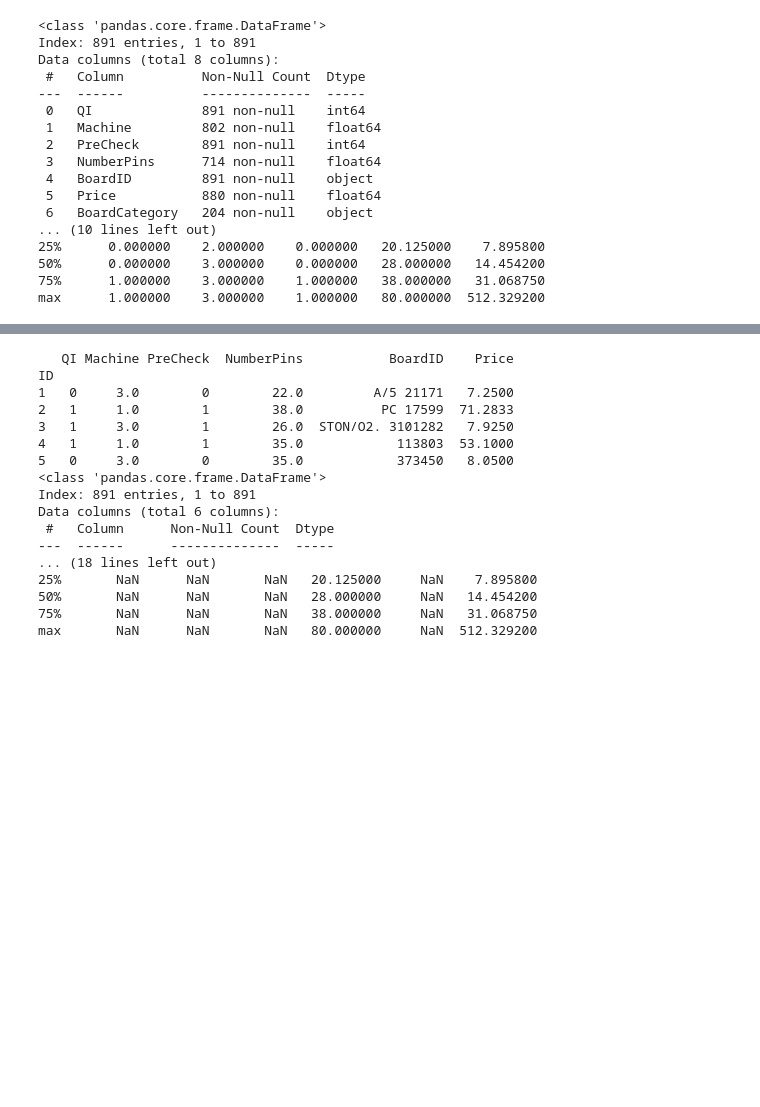
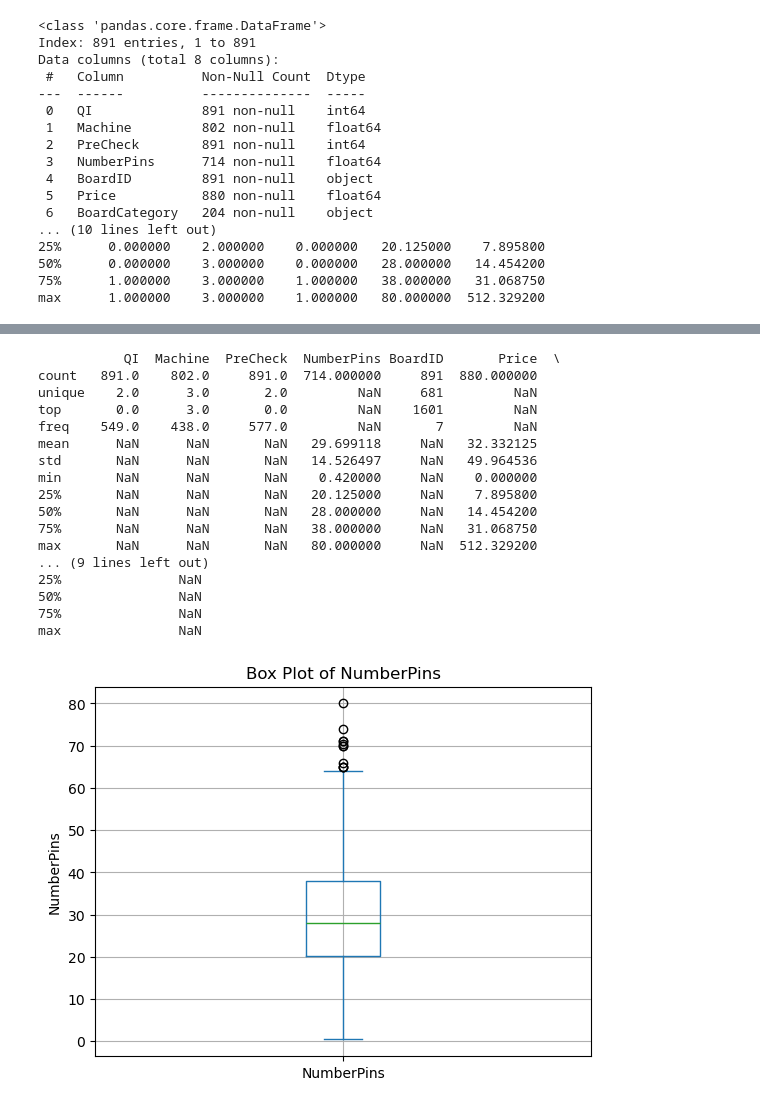
Before and after one commit to alexander385/datascience_health, a Jupyter notebook: health.ipynb, the cells around one changed output, grey strips where cells are left out. Drawn from its saved outputs; the diff is of its cells as text; code cells hidden in the pictures; blank space fills up the shorter version.

```diff
--- a/health.ipynb
+++ b/health.ipynb
@@ -49,12 +50,9 @@ Data columns (total 8 columns):
 50%      0.000000    3.000000    0.000000   28.000000   14.454200
 75%      1.000000    3.000000    1.000000   38.000000   31.068750
 max      1.000000    3.000000    1.000000   80.000000  512.329200
-# %%
-df['QI'] = df['QI'].astype('category')
-df['PreCheck'] = df['PreCheck'].astype('category')
-df['BoardCategory'] = df['BoardCategory'].astype('category')
-df['MaterialOrigin'] = df['MaterialOrigin'].astype('category')
-df['Machine'] = df['Machine'].astype('category')
+# %%
+cols_to_categorical = ['QI', 'Machine', 'PreCheck', 'BoardID', 'BoardCategory', 'MaterialOrigin']
+df[cols_to_categorical] = df[cols_to_categorical].astype('category')
 # %%
 nan_summary = df.isnull().sum().to_frame(name='Missing Value')
 non_nan_summary = df.notnull().sum().to_frame(name='No Missing Value')
@@ -75,24 +75,28 @@ Price                  11               880                     1.23
 # %%
 df = df.drop(df.columns[6], axis=1)
-print(df.head())
-print(df.info())
-print(f"The Dataframe has {df.shape[0]} observations with {df.shape[1]} columns" )
 print(df.describe(include='all'))
 # %% [output]
-   QI Machine PreCheck  NumberPins           BoardID    Price
-ID
-1   0     3.0        0        22.0         A/5 21171   7.2500
-2   1     1.0        1        38.0          PC 17599  71.2833
-3   1     3.0        1        26.0  STON/O2. 3101282   7.9250
-4   1     1.0        1        35.0            113803  53.1000
-5   0     3.0        0        35.0            373450   8.0500
-<class 'pandas.core.frame.DataFrame'>
-Index: 891 entries, 1 to 891
-Data columns (total 6 columns):
- #   Column      Non-Null Count  Dtype
----  ------      --------------  -----
-... (18 lines left out)
+           QI  Machine  PreCheck  NumberPins BoardID       Price  \
+count   891.0    802.0     891.0  714.000000     891  880.000000
+unique    2.0      3.0       2.0         NaN     681         NaN
+top       0.0      3.0       0.0         NaN    1601         NaN
+freq    549.0    438.0     577.0         NaN       7         NaN
+mean      NaN      NaN       NaN   29.699118     NaN   32.332125
+std       NaN      NaN       NaN   14.526497     NaN   49.964536
+min       NaN      NaN       NaN    0.420000     NaN    0.000000
 25%       NaN      NaN       NaN   20.125000     NaN    7.895800
 50%       NaN      NaN       NaN   28.000000     NaN   14.454200
 75%       NaN      NaN       NaN   38.000000     NaN   31.068750
 max       NaN      NaN       NaN   80.000000     NaN  512.329200
+... (9 lines left out)
+25%               NaN
+50%               NaN
+75%               NaN
+max               NaN
+# %%
+df['NumberPins'].plot.box(title="Box Plot of NumberPins")
+plt.ylabel("NumberPins")
+plt.grid(True)
+plt.show()
+# %% [output]
+[figure, added]
```
Also changed, not shown: parts of 7 cells of this notebook.
